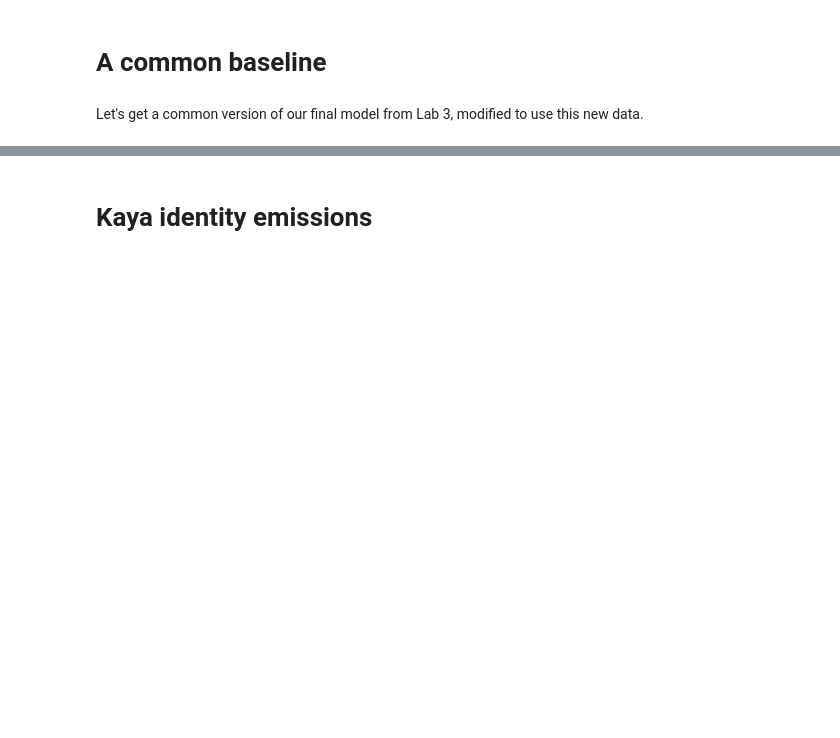
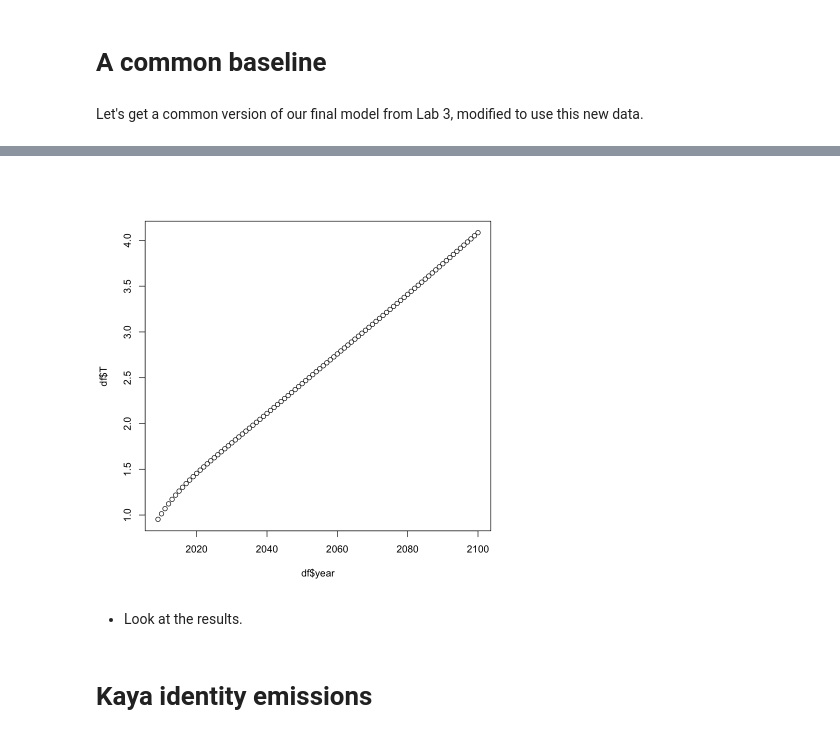
Before and after one commit to openmodels/ccecon, a Jupyter notebook: lab5/Lab 5 - Integrated Assessment - public.ipynb, the cells around one changed output, grey strips where cells are left out. Saved outputs shown, nothing was run; the diff lists cells and outputs as text; code cells hidden in the pictures; blank space fills up the shorter version.

```diff
--- a/lab5/Lab 5 - Integrated Assessment - public.ipynb
+++ b/lab5/Lab 5 - Integrated Assessment - public.ipynb
@@ -128,3 +249,9 @@ for (tt in 2010:2100) {
+# %%
+plot(df$year, df$T)
+# %% [output]
+[figure, added]
+# %% [markdown]
+* Look at the results.
 # %% [markdown]
 # Kaya identity emissions
 # %% [markdown]
```
Also changed, not shown: parts of 63 cells of this notebook.
